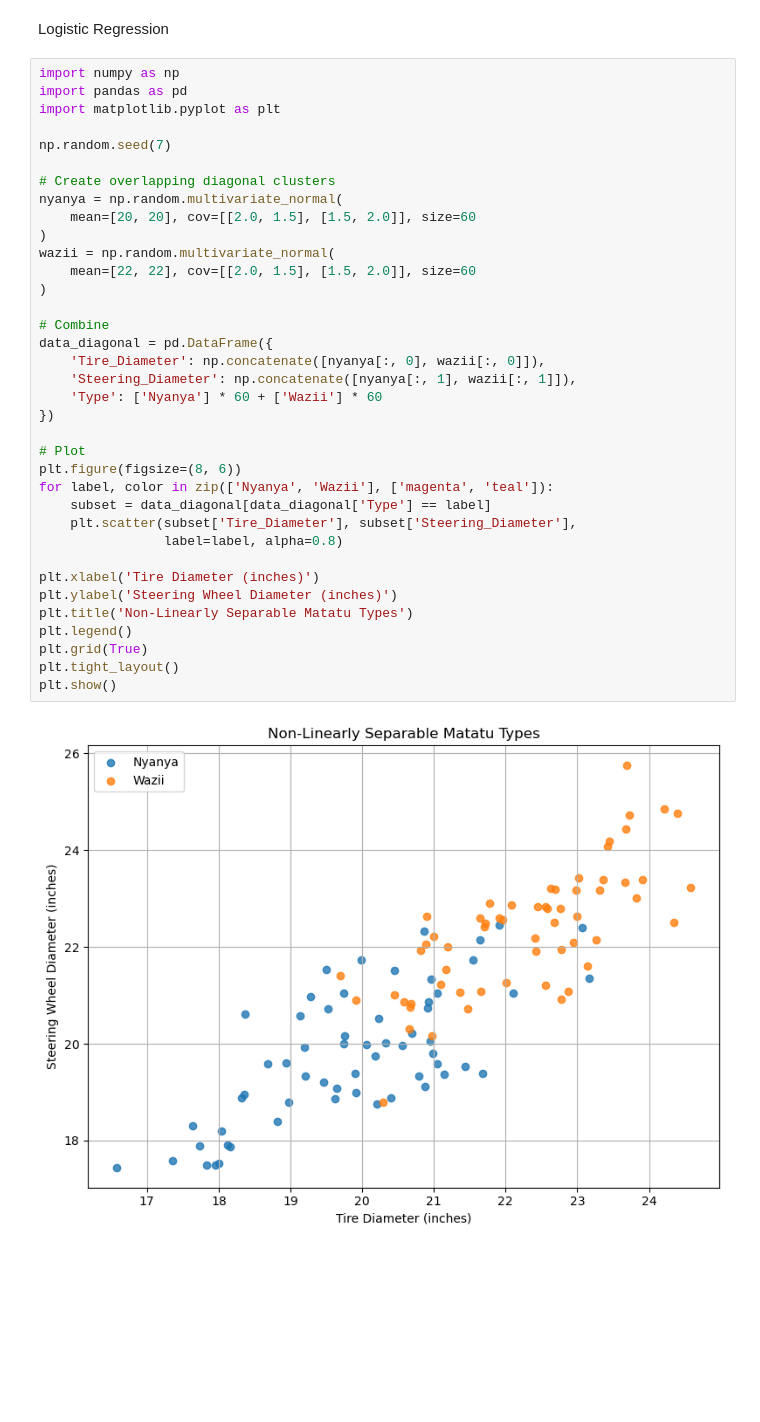
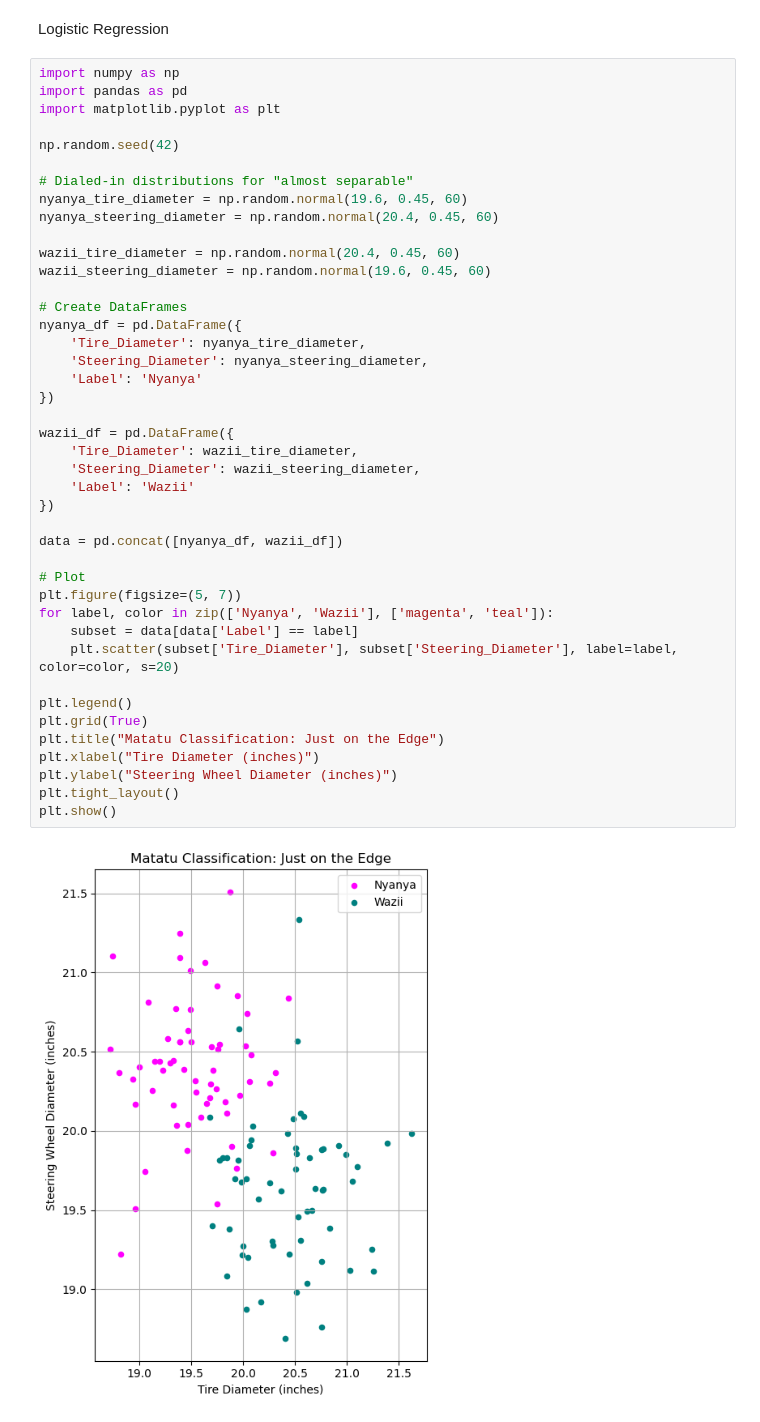
Before and after one commit to mmutugi/Data-Science-and-Machine-Learning, a Jupyter notebook: Supervised-Learning/Logistic Regression/logistic_regression.ipynb, the cells around one changed output. Drawn from its saved outputs; the diff is of its cells as text; blank space fills up the shorter version.

```diff
--- a/Supervised-Learning/Logistic Regression/logistic_regression.ipynb
+++ b/Supervised-Learning/Logistic Regression/logistic_regression.ipynb
@@ -3,38 +3,44 @@ Logistic Regression
 # %%
 import numpy as np
 import pandas as pd
 import matplotlib.pyplot as plt
 
-np.random.seed(7)
+np.random.seed(42)
 
-# Create overlapping diagonal clusters
-nyanya = np.random.multivariate_normal(
-    mean=[20, 20], cov=[[2.0, 1.5], [1.5, 2.0]], size=60
-)
-wazii = np.random.multivariate_normal(
-    mean=[22, 22], cov=[[2.0, 1.5], [1.5, 2.0]], size=60
-)
+# Dialed-in distributions for "almost separable"
+nyanya_tire_diameter = np.random.normal(19.6, 0.45, 60)
+nyanya_steering_diameter = np.random.normal(20.4, 0.45, 60)
 
-# Combine
-data_diagonal = pd.DataFrame({
-    'Tire_Diameter': np.concatenate([nyanya[:, 0], wazii[:, 0]]),
-    'Steering_Diameter': np.concatenate([nyanya[:, 1], wazii[:, 1]]),
-    'Type': ['Nyanya'] * 60 + ['Wazii'] * 60
+wazii_tire_diameter = np.random.normal(20.4, 0.45, 60)
+wazii_steering_diameter = np.random.normal(19.6, 0.45, 60)
+
+# Create DataFrames
+nyanya_df = pd.DataFrame({
+    'Tire_Diameter': nyanya_tire_diameter,
+    'Steering_Diameter': nyanya_steering_diameter,
+    'Label': 'Nyanya'
 })
 
+wazii_df = pd.DataFrame({
+    'Tire_Diameter': wazii_tire_diameter,
+    'Steering_Diameter': wazii_steering_diameter,
+    'Label': 'Wazii'
+})
+
+data = pd.concat([nyanya_df, wazii_df])
+
 # Plot
-plt.figure(figsize=(8, 6))
+plt.figure(figsize=(5, 7))
 for label, color in zip(['Nyanya', 'Wazii'], ['magenta', 'teal']):
-    subset = data_diagonal[data_diagonal['Type'] == label]
-    plt.scatter(subset['Tire_Diameter'], subset['Steering_Diameter'],
-                label=label, alpha=0.8)
+    subset = data[data['Label'] == label]
+    plt.scatter(subset['Tire_Diameter'], subset['Steering_Diameter'], label=label, color=color, s=20)
 
-plt.xlabel('Tire Diameter (inches)')
-plt.ylabel('Steering Wheel Diameter (inches)')
-plt.title('Non-Linearly Separable Matatu Types')
 plt.legend()
 plt.grid(True)
+plt.title("Matatu Classification: Just on the Edge")
+plt.xlabel("Tire Diameter (inches)")
+plt.ylabel("Steering Wheel Diameter (inches)")
 plt.tight_layout()
 plt.show()
 # %% [output]
-[figure, old version]
+[figure, new version]
```
Also changed, not shown: parts of 13 cells of this notebook.
